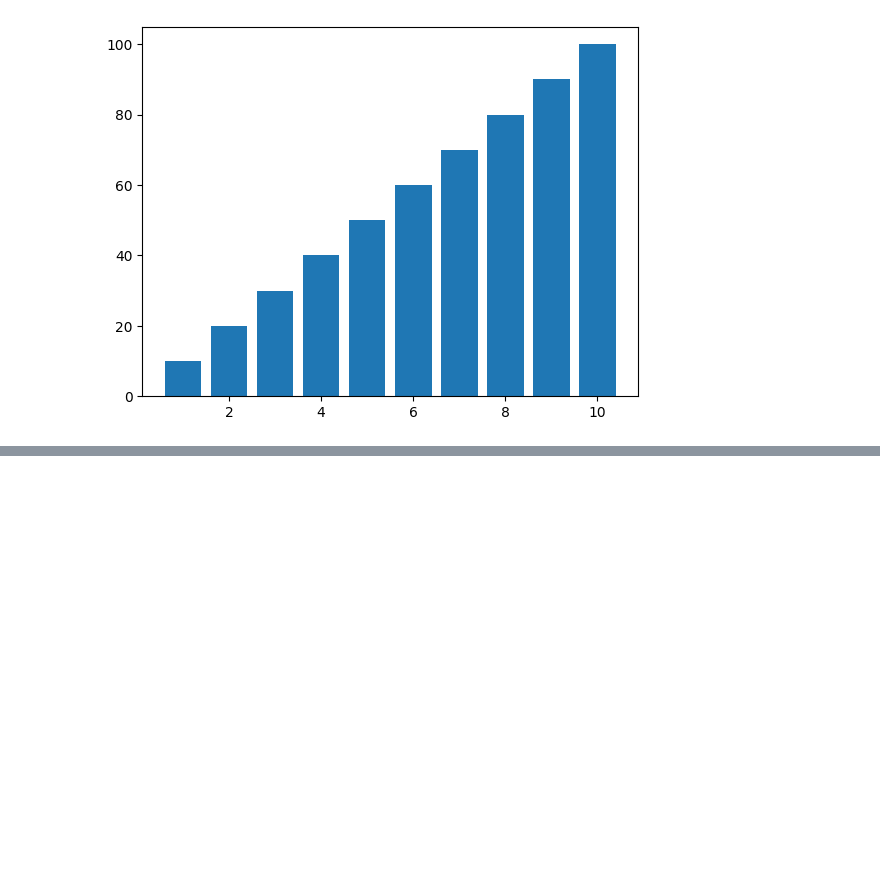
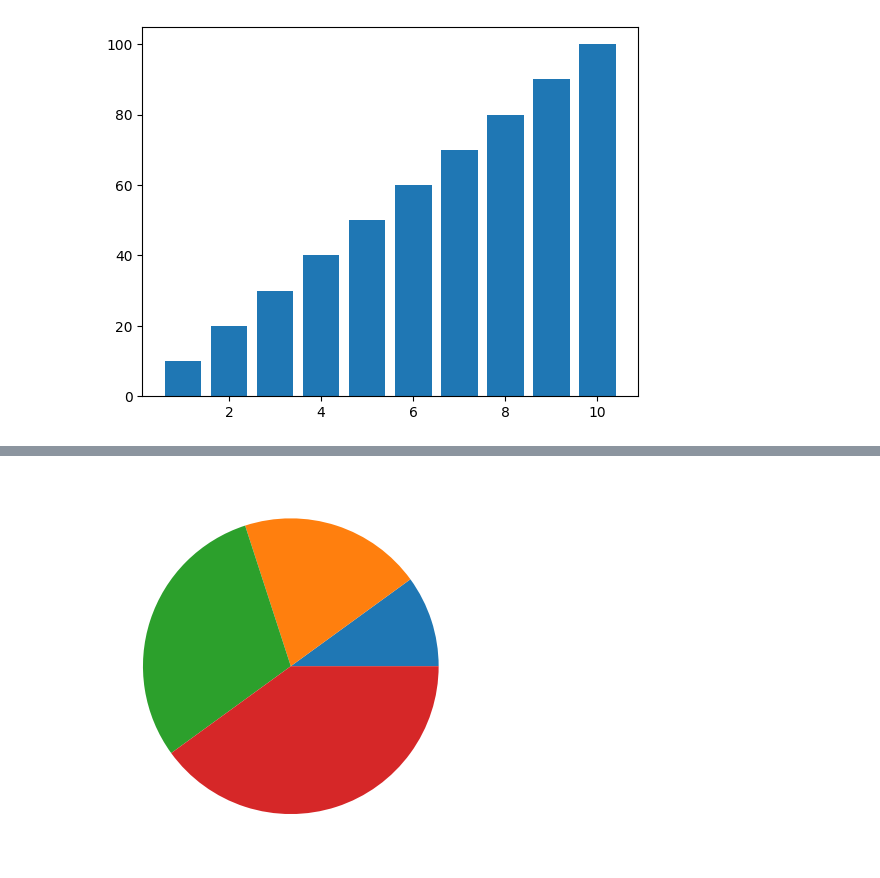
Before and after one commit to Ashwaniansh/SITP-12th-May, a Jupyter notebook: MATPLOTLIB/Basic.ipynb, the cells around one changed output, grey strips where cells are left out. Saved outputs shown, nothing was run; the diff lists cells and outputs as text; code cells hidden in the pictures; blank space fills up the shorter version.

```diff
--- a/MATPLOTLIB/Basic.ipynb
+++ b/MATPLOTLIB/Basic.ipynb
@@ -168,0 +205,6 @@ plt.show()
+# %%
+a = [1,2,3,4]
+plt.pie(a)
+plt.show()
+# %% [output]
+[figure, added]
```
Also changed, not shown: parts of 11 cells of this notebook.
